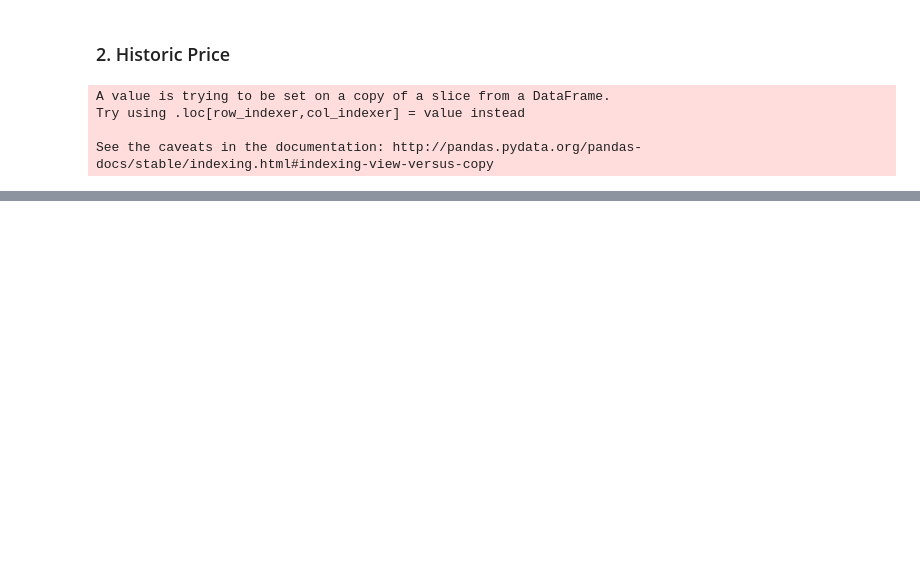
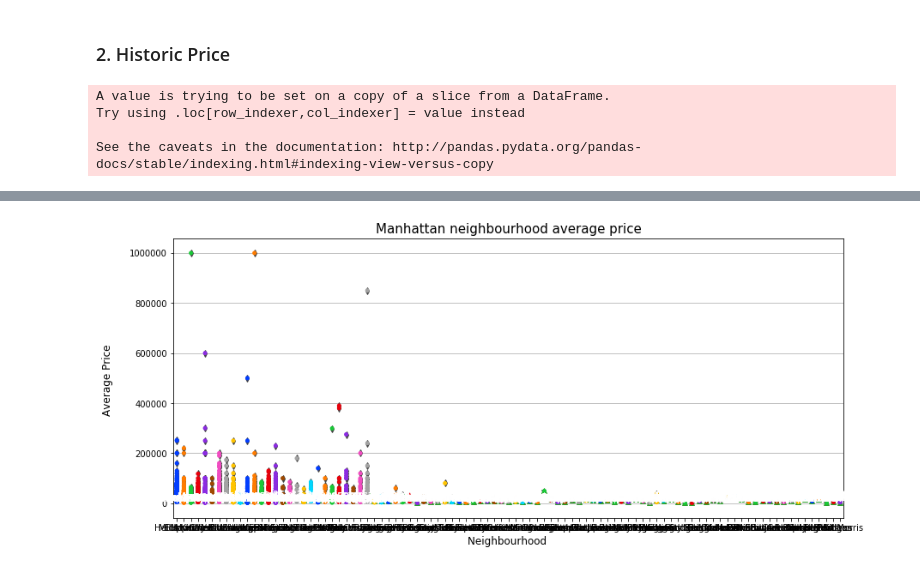
Before and after one commit to EstellaYu/Data_Visualization_Airbnb_Hotel, a Jupyter notebook: Notebooks/Data_Cleaning.ipynb, the cells around one changed output, grey strips where cells are left out. Saved outputs shown, nothing was run; the diff lists cells and outputs as text; code cells hidden in the pictures; blank space fills up the shorter version.

```diff
--- a/Notebooks/Data_Cleaning.ipynb
+++ b/Notebooks/Data_Cleaning.ipynb
@@ -67,0 +117,12 @@ dtype: int64
+# %%
+#Cleansing Data Further
+
+#Minimum Rating Score of 80
+clean_airbnb = renamed_listing[renamed_listing["Review Score"] >= 80].copy()
+
+#Cleanliness & Location Accuracy Should be at least 8
+clean_airbnb = clean_airbnb[(clean_airbnb["Cleanliness"] >= 8) & (clean_airbnb["Location Review"] >=8)].copy()
+
+#Total Price combining Cleaning Fee w/ Price
+clean_airbnb["Total Price"] = clean_airbnb["Price"] + clean_airbnb["Cleaning Fee"]
+clean_airbnb.dtypes
@@ -184,0 +260,36 @@ plt.show()
+# %%
+import seaborn as sns
+
+city_df = clean_airbnb.loc[clean_airbnb['City'] == 'New York']
+
+
+f, ax = plt.subplots(1, 1, sharey=True, figsize=(14, 6))
+
+ax =sns.boxplot(y='Price', x='Neighbourhood', data= city_df, width=0.5,
+                  showmeans=True)
+
+ax =sns.stripplot(y='Price', x='Neighbourhood',data= city_df, jitter=False, palette = 'bright',
+                  color = 'blue')
+
+plt.title('Manhattan neighbourhood average price', fontsize=15)
+plt.xlabel('Neighbourhood \n', fontsize= 12)
+plt.ylabel('Average Price \n', fontsize= 12)
+ax.yaxis.grid(True)
+
+# set color
+plt.setp(bp['boxes'], color='green')
+plt.setp(bp['whiskers'], color='black')
+plt.setp(bp['fliers'], color='red', marker='*')
+
+# Calculate number of obs per group & median to position labels
+means = clean_airbnb.groupby(['Neighbourhood'])['Price'].mean().values.round(2)
+nobs = [str(x) for x in means.tolist()]
+nobs = ["Mean $:" + i for i in nobs]
+
+# Add it to the plot
+pos = range(len(nobs))
+for tick,label in zip(pos,ax.get_xticklabels()):
+    ax.text(pos[tick], means[tick] + 0.03, nobs[tick],
+   horizontalalignment='center', size='medium', color='w', weight='bold')
+# %% [output]
+[figure, added]
```
Also changed, not shown: parts of 11 cells of this notebook.
